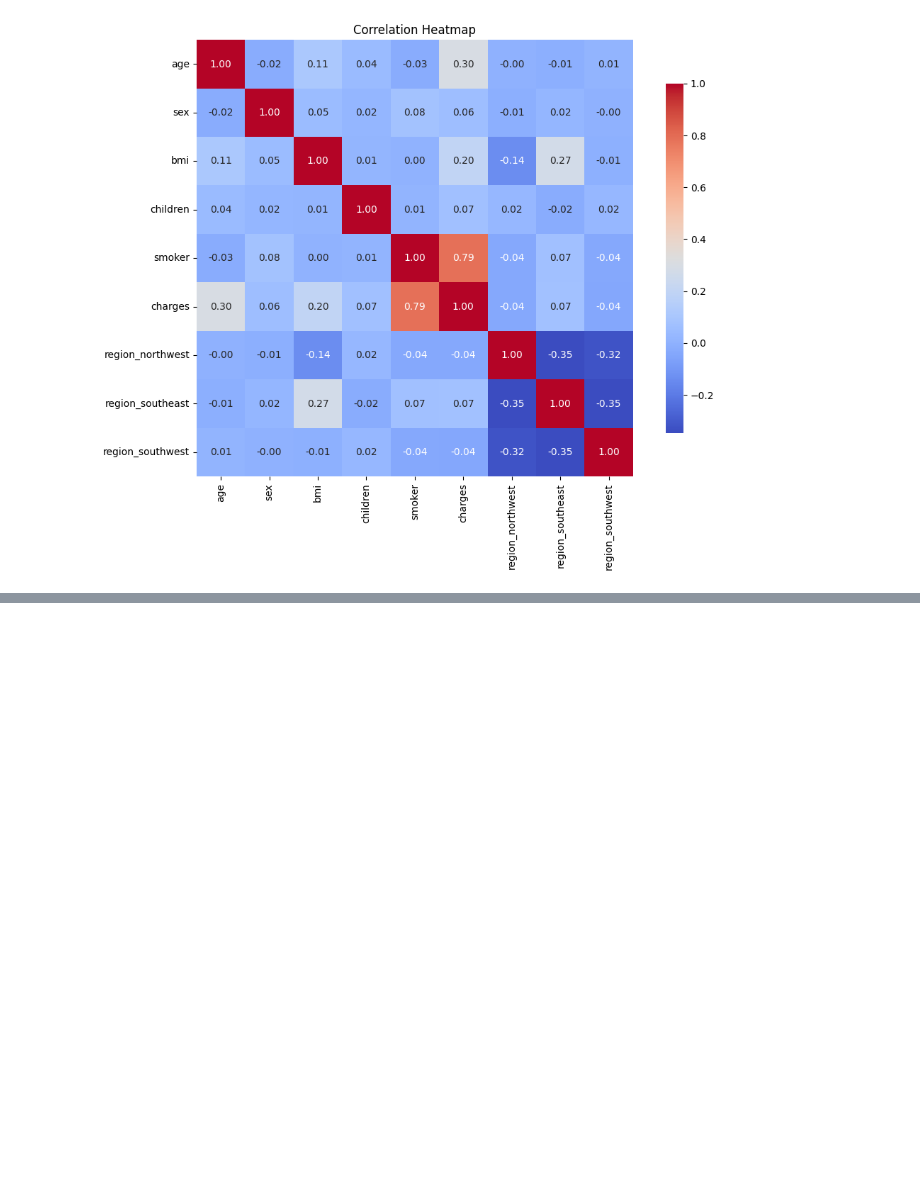
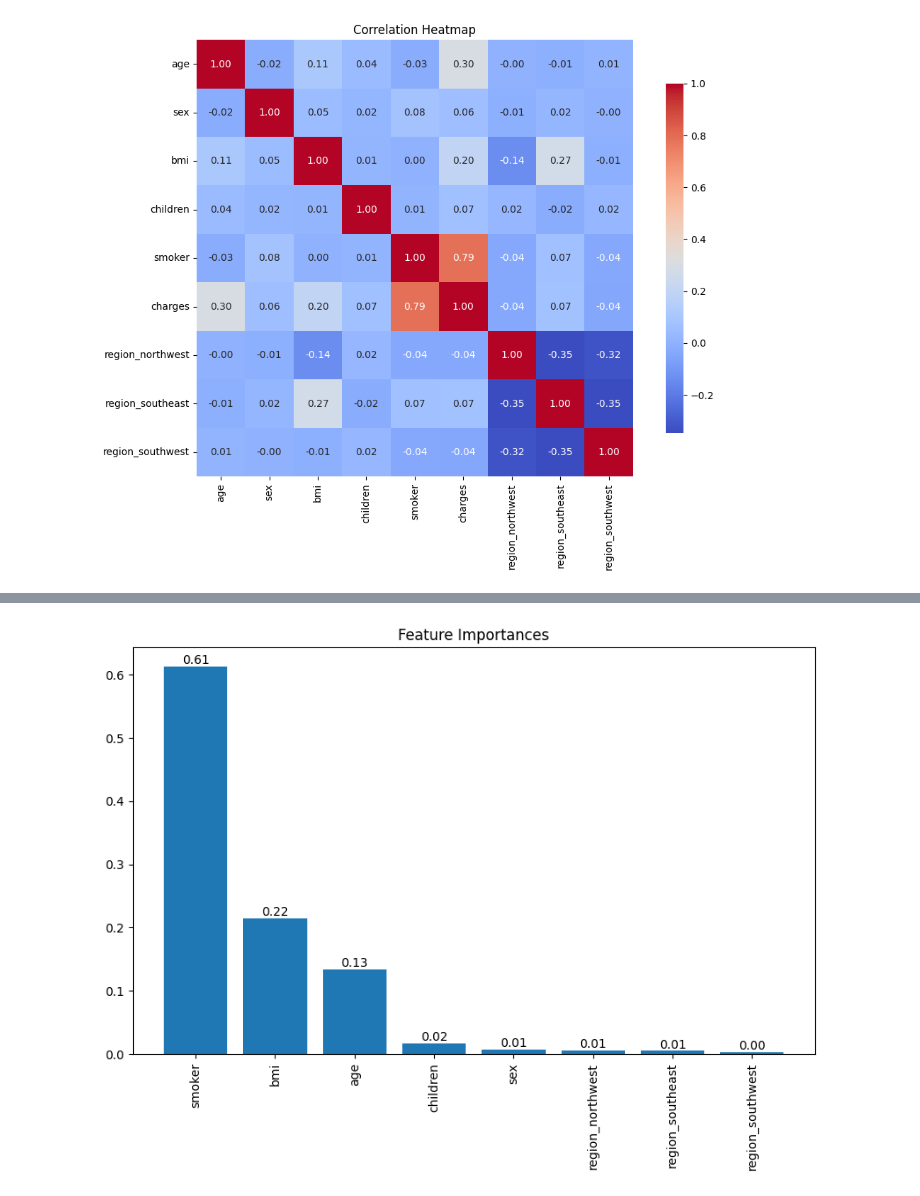
Before and after one commit to OndrejZapletal99/Python_DS_ML, a Jupyter notebook: health_insurance/main.ipynb, the cells around one changed output, grey strips where cells are left out. Cells and saved outputs as stored; diff of their text form; code cells hidden in the pictures; blank space fills up the shorter version.

```diff
--- a/health_insurance/main.ipynb
+++ b/health_insurance/main.ipynb
@@ -186,0 +241,16 @@ plt.show()
+# %%
+importances = model.feature_importances_
+df_importances = pd.DataFrame(
+    {'Feature': X_train.columns,
+     'Importances': importances}
+)
+df_importances = df_importances.sort_values( by = 'Importances', ascending= False)
+# %%
+plt.figure(figsize=(10,6))
+plt.bar(df_importances['Feature'], df_importances['Importances'])
+plt.xticks(rotation=90)
+plt.title('Feature Importances')
+plt.bar_label(plt.gca().containers[0], fmt='%.2f')
+plt.show()
+# %% [output]
+[figure, added]
```
Also changed, not shown: parts of 9 cells of this notebook.
